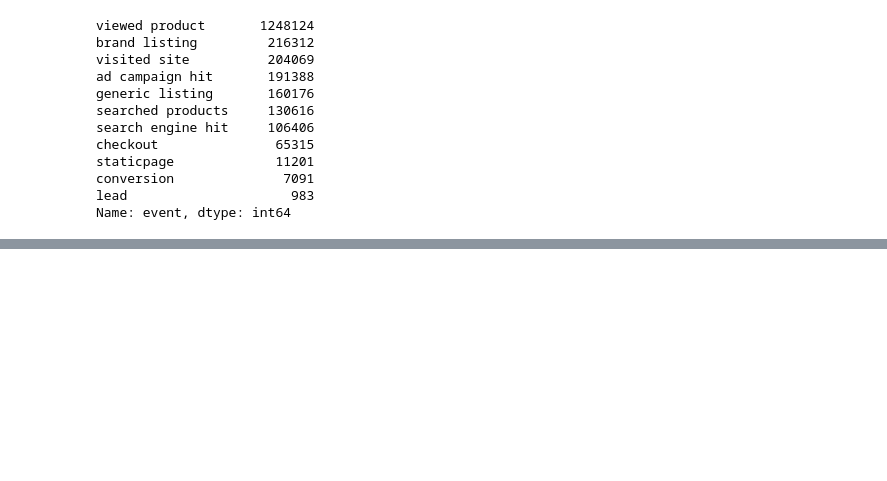
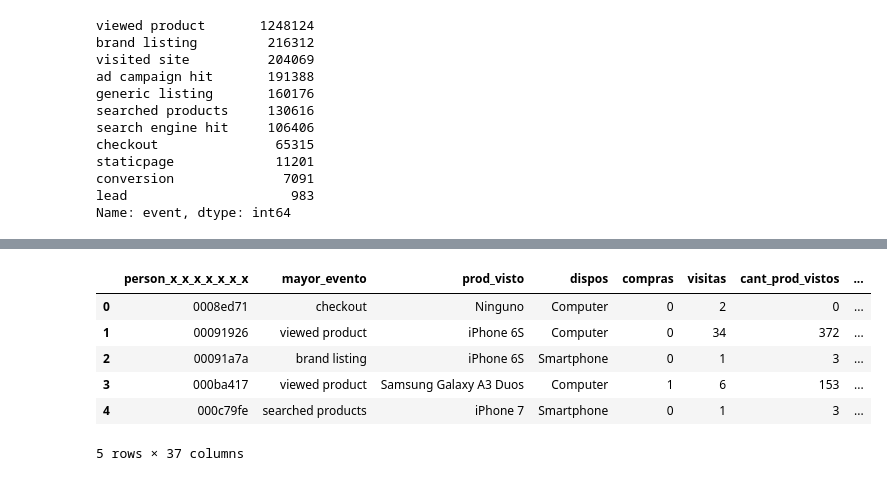
Before and after one commit to javier2409/TP2_Datos_2C2018, a Jupyter notebook: 11_features.ipynb, the cells around one changed output, grey strips where cells are left out. Saved outputs shown, nothing was run; the diff lists cells and outputs as text; code cells hidden in the pictures; blank space fills up the shorter version.

```diff
--- a/11_features.ipynb
+++ b/11_features.ipynb
@@ -187,0 +226,12 @@ features_04.head()
+# %%
+features_05 = features_04.set_index(features_04.columns[0]).join(hizoeventos,how='left').reset_index()
+# %%
+features_05.head()
+# %% [output]
+|  | person_x_x_x_x_x_x_x | mayor_evento | prod_visto | dispos | compras | visitas | cant_prod_vistos | ... |
+| 0 | 0008ed71 | checkout | Ninguno | Computer | 0 | 2 | 0 | ... |
+| 1 | 00091926 | viewed product | iPhone 6S | Computer | 0 | 34 | 372 | ... |
+| 2 | 00091a7a | brand listing | iPhone 6S | Smartphone | 0 | 1 | 3 | ... |
+| 3 | 000ba417 | viewed product | Samsung Galaxy A3 Duos | Computer | 1 | 6 | 153 | ... |
+| 4 | 000c79fe | searched products | iPhone 7 | Smartphone | 0 | 1 | 3 | ... |
+5 rows × 37 columns
```
Also changed, not shown: parts of 24 cells of this notebook, 7 other files.
